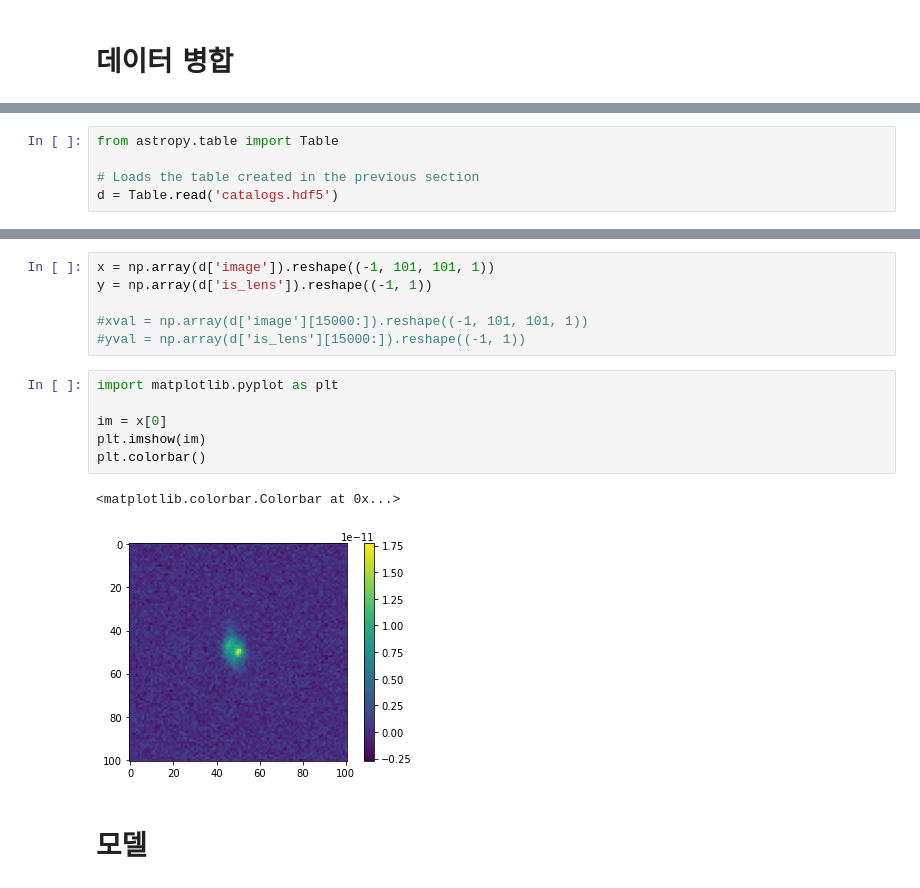
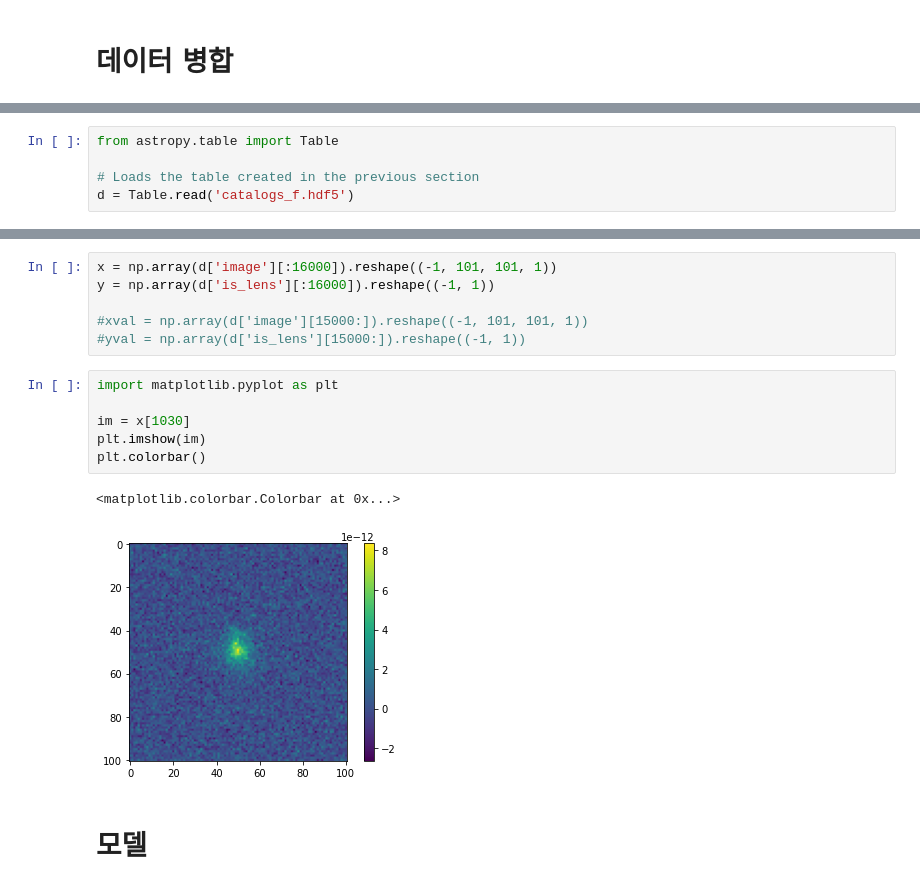
Before and after one commit to 2022-vacation-project-GLC/model, a Jupyter notebook: CNN/cnn.ipynb, the cells around one changed output, grey strips where cells are left out. Cells and saved outputs as stored; diff of their text form.

```diff
--- a/CNN/cnn.ipynb
+++ b/CNN/cnn.ipynb
@@ -85,4 +115,4 @@ cat_d.write('catalogs.hdf5', path='\space', append=True)
 from astropy.table import Table
 
 # Loads the table created in the previous section
-d = Table.read('catalogs.hdf5')
+d = Table.read('catalogs_f.hdf5')
@@ -112,18 +119,18 @@ Table length=20000
 # %%
-x = np.array(d['image']).reshape((-1, 101, 101, 1))
-y = np.array(d['is_lens']).reshape((-1, 1))
+x = np.array(d['image'][:16000]).reshape((-1, 101, 101, 1))
+y = np.array(d['is_lens'][:16000]).reshape((-1, 1))
 
 #xval = np.array(d['image'][15000:]).reshape((-1, 101, 101, 1))
 #yval = np.array(d['is_lens'][15000:]).reshape((-1, 1))
 # %%
 import matplotlib.pyplot as plt
 
-im = x[0]
+im = x[1030]
 plt.imshow(im)
 plt.colorbar()
 # %% [output]
 <matplotlib.colorbar.Colorbar at 0x...>
-[figure, old version]
+[figure, new version]
 # %% [markdown]
 # 모델
 # %%
```
Also changed, not shown: parts of 6 cells of this notebook.
